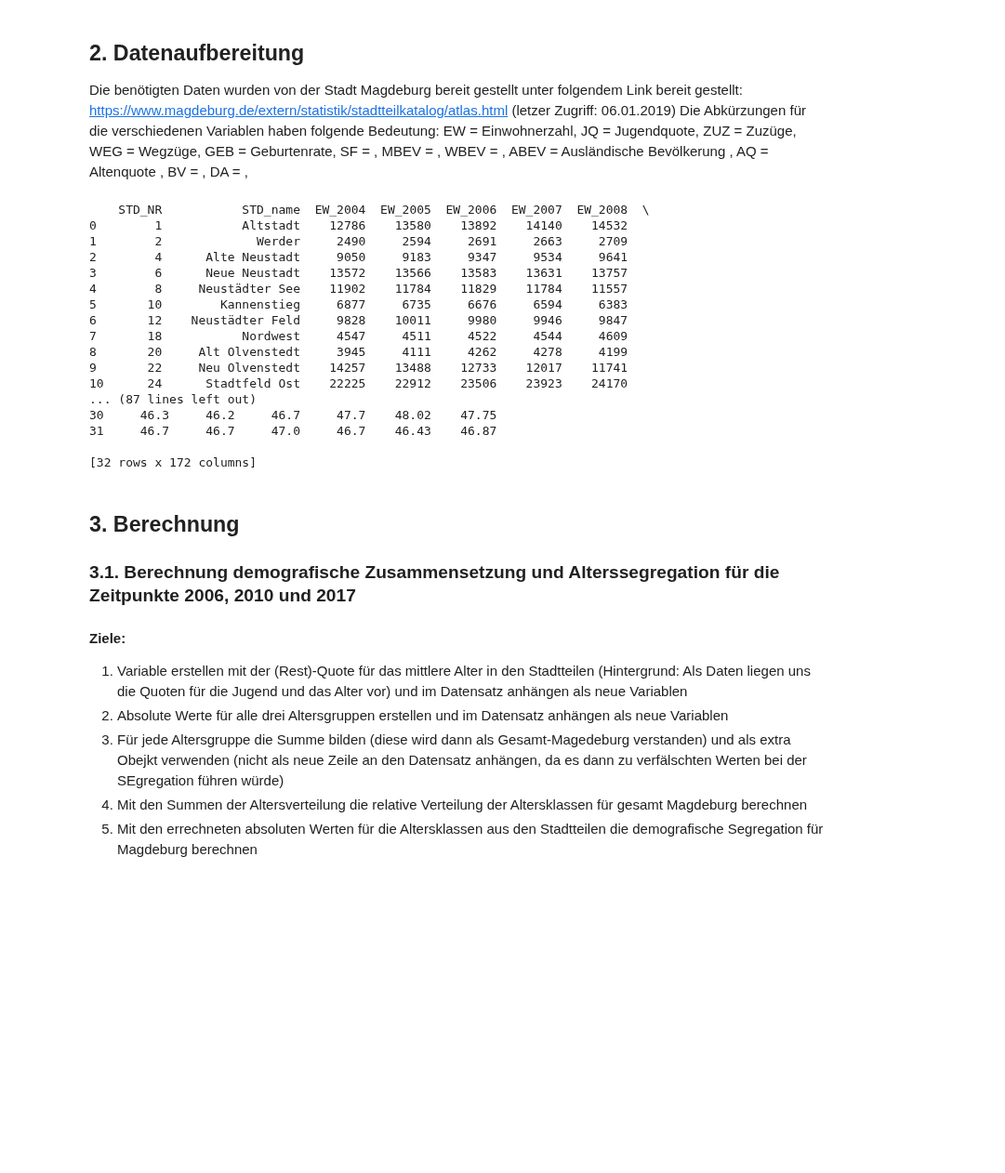
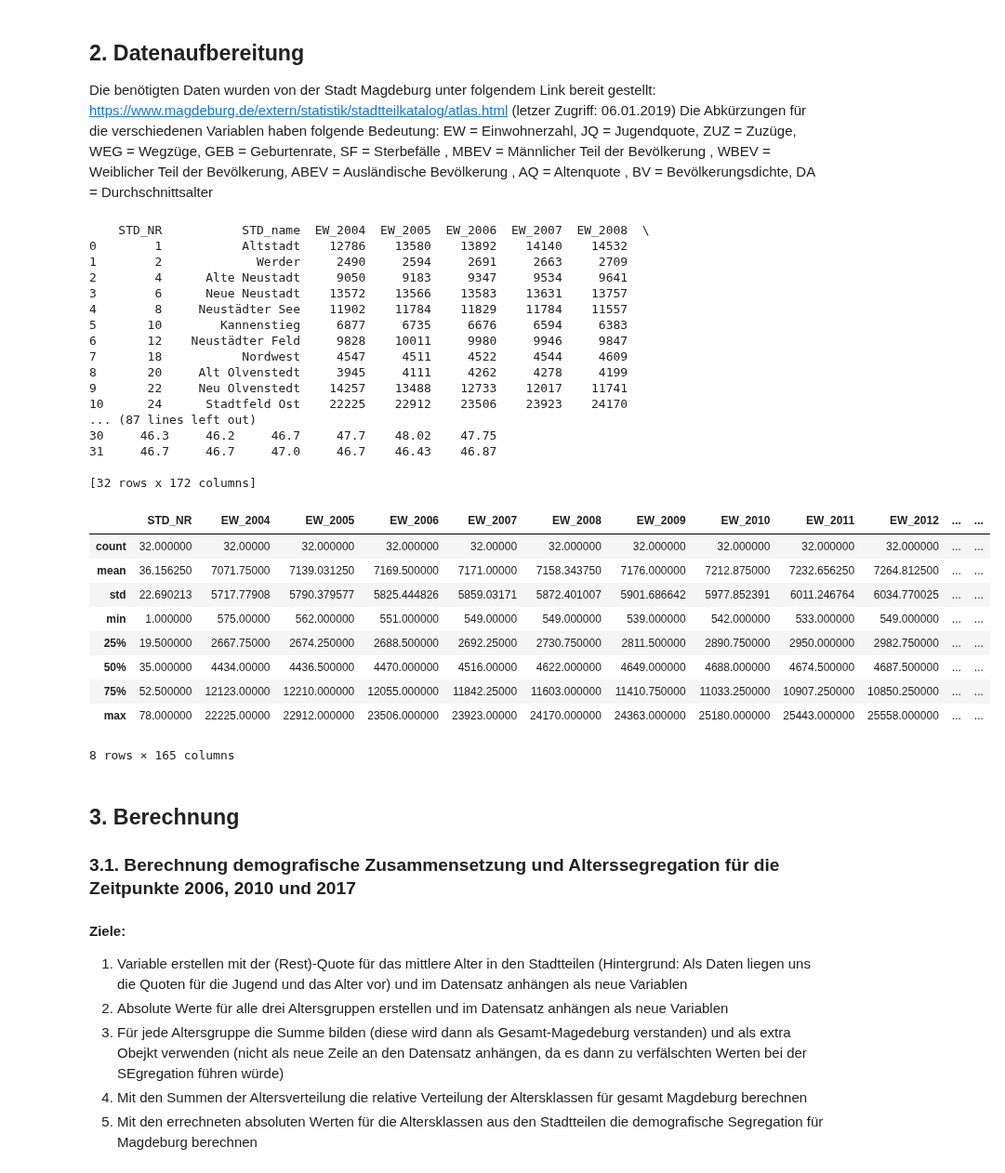
Before and after one commit to tschroeder10961/datascience-urban-segregation, a Jupyter notebook: GruppeA/Gruppe A Jupyter.ipynb, the cells around one changed output. Shown at 93% size. Saved outputs shown, nothing was run; the diff lists cells and outputs as text; code cells hidden in the pictures; blank space fills up the shorter version.

Commit message:
Add files via upload
describe()-Funktion durchgeführt

```diff
--- a/GruppeA/Gruppe A Jupyter.ipynb
+++ b/GruppeA/Gruppe A Jupyter.ipynb
@@ -28,45 +28,57 @@ Zusätzlich soll eine Alterssegregation sowie eine ethnische Segregation berechn
 # %% [markdown]
 ## 2. Datenaufbereitung
 
-Die benötigten Daten wurden von der Stadt Magdeburg bereit gestellt unter folgendem Link bereit gestellt: https://www.magdeburg.de/extern/statistik/stadtteilkatalog/atlas.html (letzer Zugriff: 06.01.2019)
+Die benötigten Daten wurden von der Stadt Magdeburg unter folgendem Link bereit gestellt: https://www.magdeburg.de/extern/statistik/stadtteilkatalog/atlas.html (letzer Zugriff: 06.01.2019)
 Die Abkürzungen für die verschiedenen Variablen haben folgende Bedeutung:
 EW = Einwohnerzahl,
 JQ = Jugendquote,
 ZUZ = Zuzüge,
 WEG = Wegzüge,
 GEB = Geburtenrate,
-SF = ,
-MBEV = ,
-WBEV = ,
+SF = Sterbefälle ,
+MBEV = Männlicher Teil der Bevölkerung ,
+WBEV = Weiblicher Teil der Bevölkerung,
 ABEV = Ausländische Bevölkerung ,
 AQ = Altenquote ,
-BV = ,
-DA = ,
+BV = Bevölkerungsdichte,
+DA = Durchschnittsalter
 # %%
 #Importieren des Pandas Pakets
 import pandas as pd
 
 #Einlesen des Forschungsdatensatzes
 magdeb = pd.read_csv("MagdeburgBereinigterDatensatzVers_demo_006.csv", sep = ";", decimal=",")
 print(magdeb)
+
+magdeb.describe()
 # %% [output]
     STD_NR           STD_name  EW_2004  EW_2005  EW_2006  EW_2007  EW_2008  \
 0        1           Altstadt    12786    13580    13892    14140    14532
 1        2             Werder     2490     2594     2691     2663     2709
 2        4      Alte Neustadt     9050     9183     9347     9534     9641
 3        6      Neue Neustadt    13572    13566    13583    13631    13757
 4        8     Neustädter See    11902    11784    11829    11784    11557
 5       10        Kannenstieg     6877     6735     6676     6594     6383
 6       12    Neustädter Feld     9828    10011     9980     9946     9847
 7       18           Nordwest     4547     4511     4522     4544     4609
 8       20     Alt Olvenstedt     3945     4111     4262     4278     4199
 9       22     Neu Olvenstedt    14257    13488    12733    12017    11741
 10      24      Stadtfeld Ost    22225    22912    23506    23923    24170
 ... (87 lines left out)
 30     46.3     46.2     46.7     47.7    48.02    47.75
 31     46.7     46.7     47.0     46.7    46.43    46.87
 
 [32 rows x 172 columns]
+|  | STD_NR | EW_2004 | EW_2005 | EW_2006 | EW_2007 | EW_2008 | EW_2009 | EW_2010 | EW_2011 | EW_2012 | ... | ... |
+| count | 32.000000 | 32.00000 | 32.000000 | 32.000000 | 32.00000 | 32.000000 | 32.000000 | 32.000000 | 32.000000 | 32.000000 | ... | ... |
+| mean | 36.156250 | 7071.75000 | 7139.031250 | 7169.500000 | 7171.00000 | 7158.343750 | 7176.000000 | 7212.875000 | 7232.656250 | 7264.812500 | ... | ... |
+| std | 22.690213 | 5717.77908 | 5790.379577 | 5825.444826 | 5859.03171 | 5872.401007 | 5901.686642 | 5977.852391 | 6011.246764 | 6034.770025 | ... | ... |
+| min | 1.000000 | 575.00000 | 562.000000 | 551.000000 | 549.00000 | 549.000000 | 539.000000 | 542.000000 | 533.000000 | 549.000000 | ... | ... |
+| 25% | 19.500000 | 2667.75000 | 2674.250000 | 2688.500000 | 2692.25000 | 2730.750000 | 2811.500000 | 2890.750000 | 2950.000000 | 2982.750000 | ... | ... |
+| 50% | 35.000000 | 4434.00000 | 4436.500000 | 4470.000000 | 4516.00000 | 4622.000000 | 4649.000000 | 4688.000000 | 4674.500000 | 4687.500000 | ... | ... |
+| 75% | 52.500000 | 12123.00000 | 12210.000000 | 12055.000000 | 11842.25000 | 11603.000000 | 11410.750000 | 11033.250000 | 10907.250000 | 10850.250000 | ... | ... |
+| max | 78.000000 | 22225.00000 | 22912.000000 | 23506.000000 | 23923.00000 | 24170.000000 | 24363.000000 | 25180.000000 | 25443.000000 | 25558.000000 | ... | ... |
+8 rows × 165 columns
 # %% [markdown]
 ## 3. Berechnung
 
```
Also changed, not shown: parts of 1 cell of this notebook.
